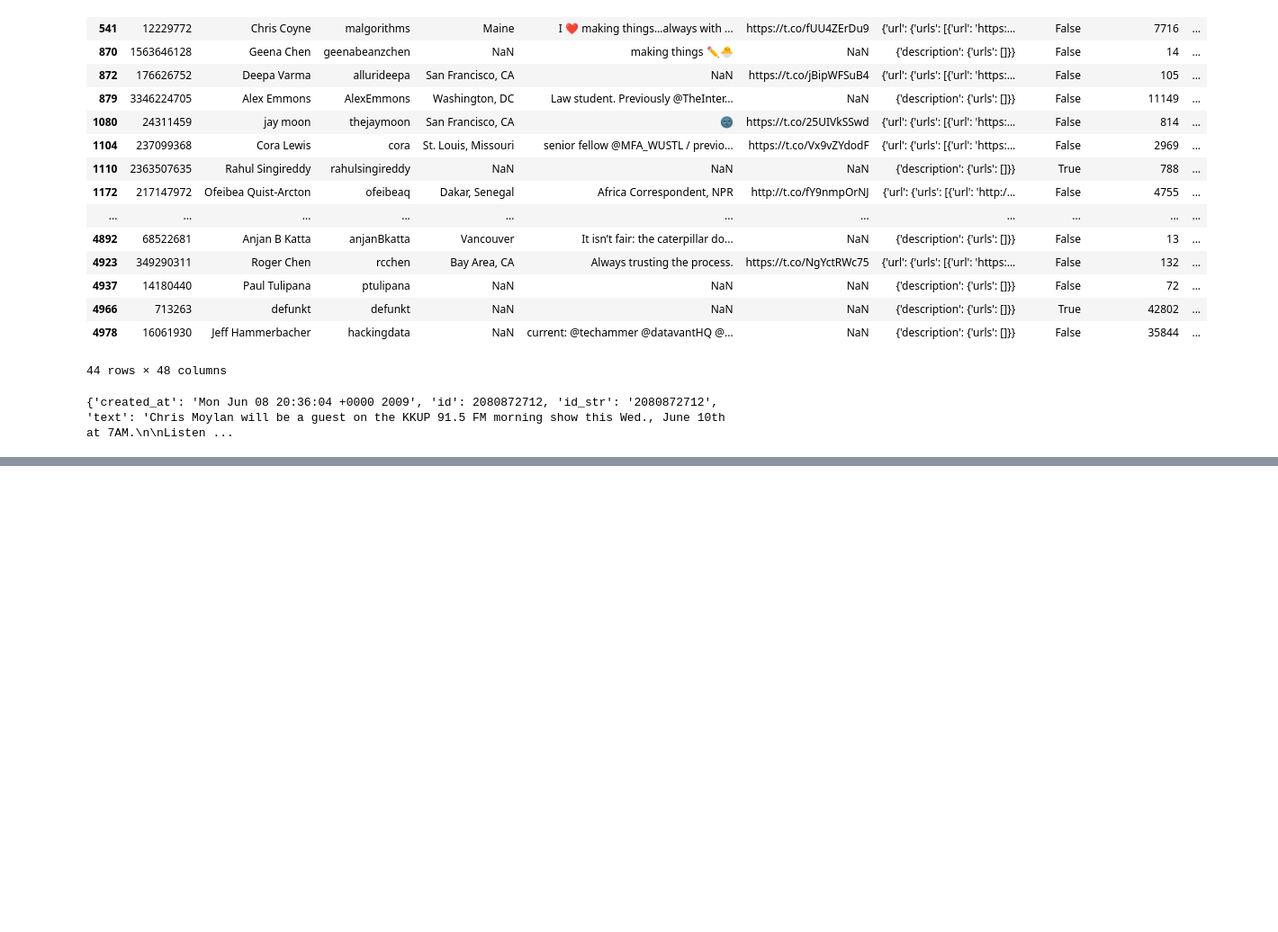
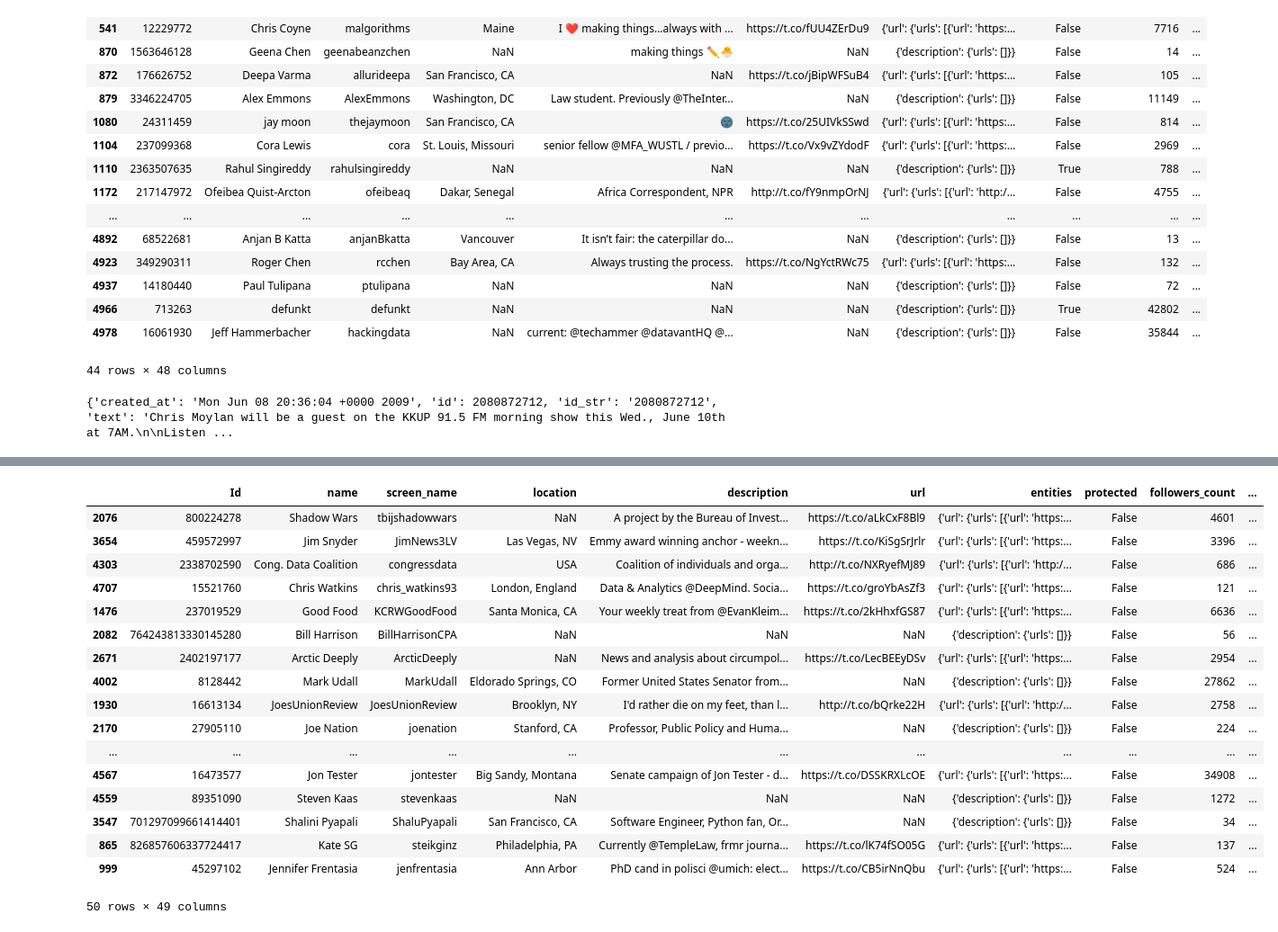
Before and after one commit to nadesai/twitter-graph, a Jupyter notebook: notebooks/nodes_exploration.ipynb, the cells around one changed output, grey strips where cells are left out. Shown at 90% size. Saved outputs shown, nothing was run; the diff lists cells and outputs as text; code cells hidden in the pictures; blank space fills up the shorter version.

```diff
--- a/notebooks/nodes_exploration.ipynb
+++ b/notebooks/nodes_exploration.ipynb
@@ -36,0 +154,21 @@ print(nodes.iloc[1842]["status"])
+# %%
+nodes.sort_values(by='last_tweet_time')[250:300]
+# %% [output]
+|  | Id | name | screen_name | location | description | url | entities | protected | followers_count | ... |
+| 2076 | 800224278 | Shadow Wars | tbijshadowwars | NaN | A project by the Bureau of Invest... | https://t.co/aLkCxF8Bl9 | {'url': {'urls': [{'url': 'https:... | False | 4601 | ... |
+| 3654 | 459572997 | Jim Snyder | JimNews3LV | Las Vegas, NV | Emmy award winning anchor - weekn... | https://t.co/KiSgSrJrlr | {'url': {'urls': [{'url': 'https:... | False | 3396 | ... |
+| 4303 | 2338702590 | Cong. Data Coalition | congressdata | USA | Coalition of individuals and orga... | http://t.co/NXRyefMJ89 | {'url': {'urls': [{'url': 'http:/... | False | 686 | ... |
+| 4707 | 15521760 | Chris Watkins | chris_watkins93 | London, England | Data & Analytics @DeepMind. Socia... | https://t.co/groYbAsZf3 | {'url': {'urls': [{'url': 'https:... | False | 121 | ... |
+| 1476 | 237019529 | Good Food | KCRWGoodFood | Santa Monica, CA | Your weekly treat from @EvanKleim... | https://t.co/2kHhxfGS87 | {'url': {'urls': [{'url': 'https:... | False | 6636 | ... |
+| 2082 | 764243813330145280 | Bill Harrison | BillHarrisonCPA | NaN | NaN | NaN | {'description': {'urls': []}} | False | 56 | ... |
+| 2671 | 2402197177 | Arctic Deeply | ArcticDeeply | NaN | News and analysis about circumpol... | https://t.co/LecBEEyDSv | {'url': {'urls': [{'url': 'https:... | False | 2954 | ... |
+| 4002 | 8128442 | Mark Udall | MarkUdall | Eldorado Springs, CO | Former United States Senator from... | NaN | {'description': {'urls': []}} | False | 27862 | ... |
+| 1930 | 16613134 | JoesUnionReview | JoesUnionReview | Brooklyn, NY | I'd rather die on my feet, than l... | http://t.co/bQrke22H | {'url': {'urls': [{'url': 'http:/... | False | 2758 | ... |
+| 2170 | 27905110 | Joe Nation | joenation | Stanford, CA | Professor, Public Policy and Huma... | NaN | {'description': {'urls': []}} | False | 224 | ... |
+| ... | ... | ... | ... | ... | ... | ... | ... | ... | ... | ... |
+| 4567 | 16473577 | Jon Tester | jontester | Big Sandy, Montana | Senate campaign of Jon Tester - d... | https://t.co/DSSKRXLcOE | {'url': {'urls': [{'url': 'https:... | False | 34908 | ... |
+| 4559 | 89351090 | Steven Kaas | stevenkaas | NaN | NaN | NaN | {'description': {'urls': []}} | False | 1272 | ... |
+| 3547 | 701297099661414401 | Shalini Pyapali | ShaluPyapali | San Francisco, CA | Software Engineer, Python fan, Or... | NaN | {'description': {'urls': []}} | False | 34 | ... |
+| 865 | 826857606337724417 | Kate SG | steikginz | Philadelphia, PA | Currently @TempleLaw, frmr journa... | https://t.co/lK74fSO05G | {'url': {'urls': [{'url': 'https:... | False | 137 | ... |
+| 999 | 45297102 | Jennifer Frentasia | jenfrentasia | Ann Arbor | PhD cand in polisci @umich: elect... | https://t.co/CB5irNnQbu | {'url': {'urls': [{'url': 'https:... | False | 524 | ... |
+50 rows × 49 columns
```
Also changed, not shown: parts of 7 cells of this notebook.
